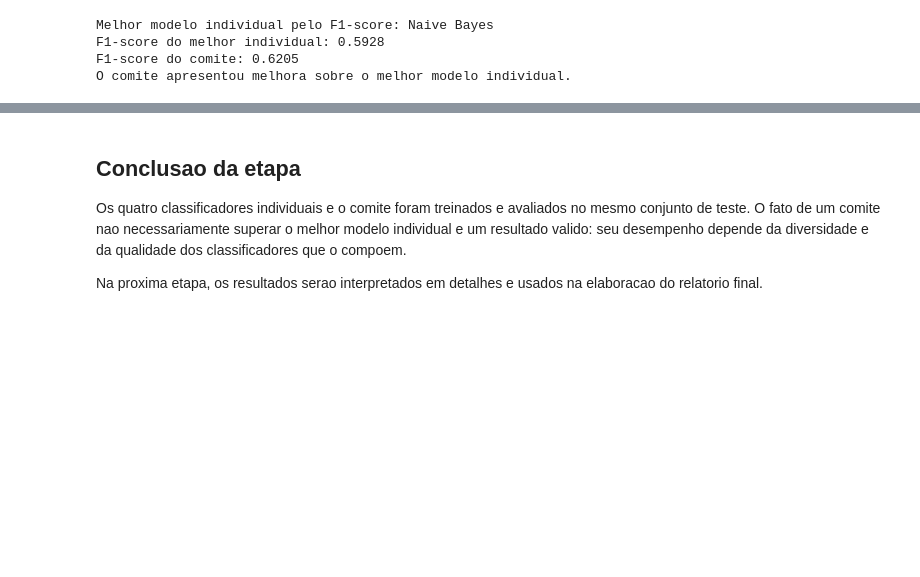
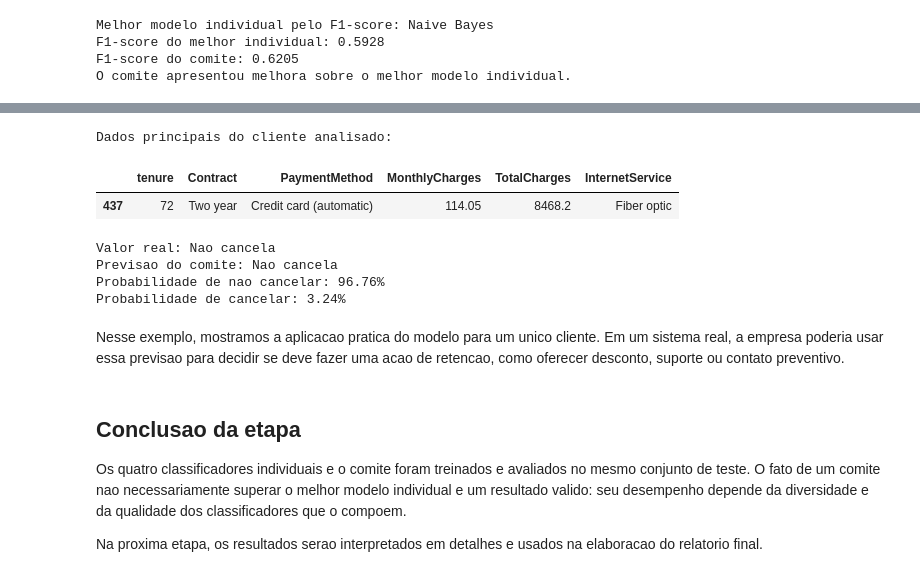
Before and after one commit to GustavoFernandesS/previsao-churn-comite-classificadores, a Jupyter notebook: notebooks/02_modelagem_comite.ipynb, the cells around one changed output, grey strips where cells are left out. Drawn from its saved outputs; the diff is of its cells as text; code cells hidden in the pictures; blank space fills up the shorter version.

Commit message:
feat: adiciona predicao individual no notebook

```diff
--- a/notebooks/02_modelagem_comite.ipynb
+++ b/notebooks/02_modelagem_comite.ipynb
@@ -369,3 +384,45 @@ O comite apresentou melhora sobre o melhor modelo individual.
+# %%
+indice_cliente = 0
+
+cliente_individual = X_test.iloc[[indice_cliente]]
+valor_real = y_test.iloc[indice_cliente]
+
+previsao_cliente = comite.predict(cliente_individual)[0]
+probabilidades_cliente = comite.predict_proba(cliente_individual)[0]
+
+rotulos = {0: "Nao cancela", 1: "Cancela"}
+
+print("Dados principais do cliente analisado:")
+display(
+    cliente_individual[
+        [
+            "tenure",
+            "Contract",
+            "PaymentMethod",
+            "MonthlyCharges",
+            "TotalCharges",
+            "InternetService",
+        ]
+    ]
+)
+
+print(f"Valor real: {rotulos[valor_real]}")
+print(f"Previsao do comite: {rotulos[previsao_cliente]}")
+print(f"Probabilidade de nao cancelar: {probabilidades_cliente[0]:.2%}")
+print(f"Probabilidade de cancelar: {probabilidades_cliente[1]:.2%}")
+# %% [output]
+Dados principais do cliente analisado:
+|  | tenure | Contract | PaymentMethod | MonthlyCharges | TotalCharges | InternetService |
+| 437 | 72 | Two year | Credit card (automatic) | 114.05 | 8468.2 | Fiber optic |
+Valor real: Nao cancela
+Previsao do comite: Nao cancela
+Probabilidade de nao cancelar: 96.76%
+Probabilidade de cancelar: 3.24%
+# %% [markdown]
+Nesse exemplo, mostramos a aplicacao pratica do modelo para um unico cliente.
+Em um sistema real, a empresa poderia usar essa previsao para decidir se deve
+fazer uma acao de retencao, como oferecer desconto, suporte ou contato
+preventivo.
 # %% [markdown]
 ## Conclusao da etapa
 
```
Also changed, not shown: parts of 1 cell of this notebook, 2 other files.
